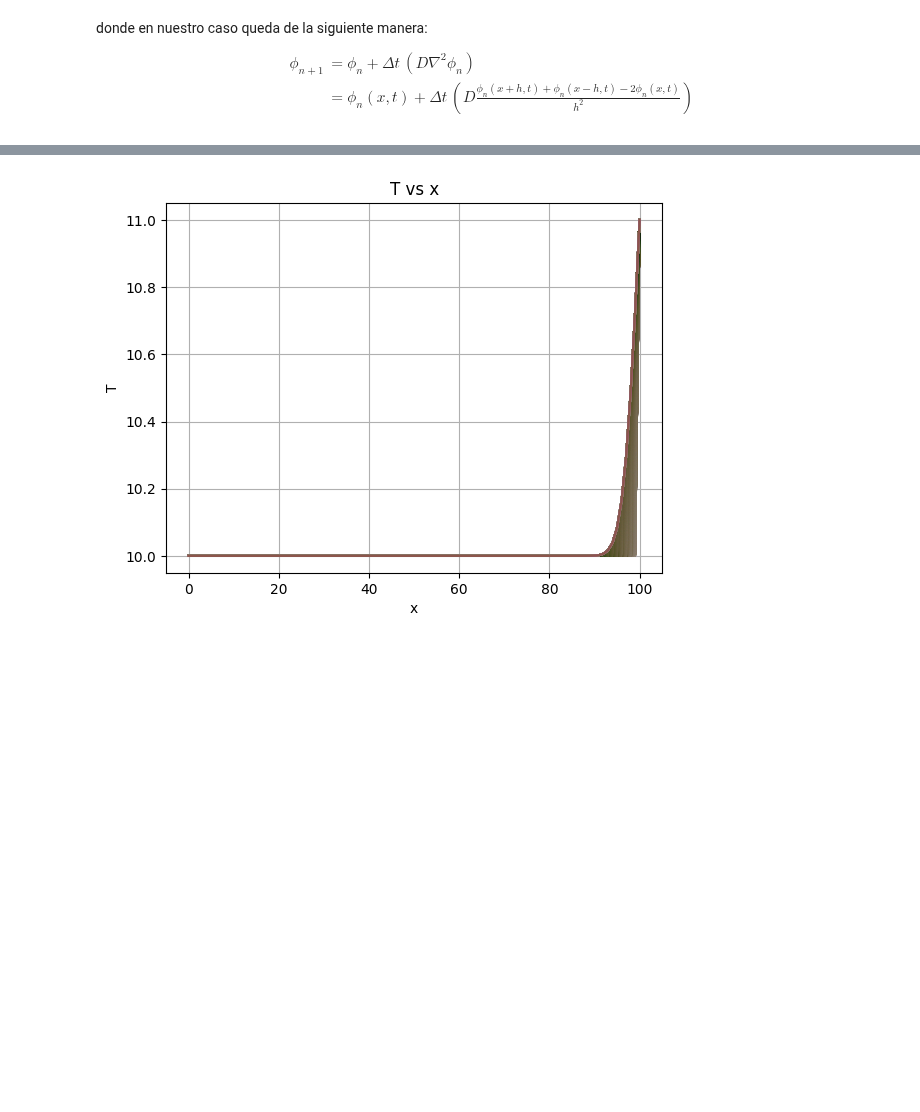
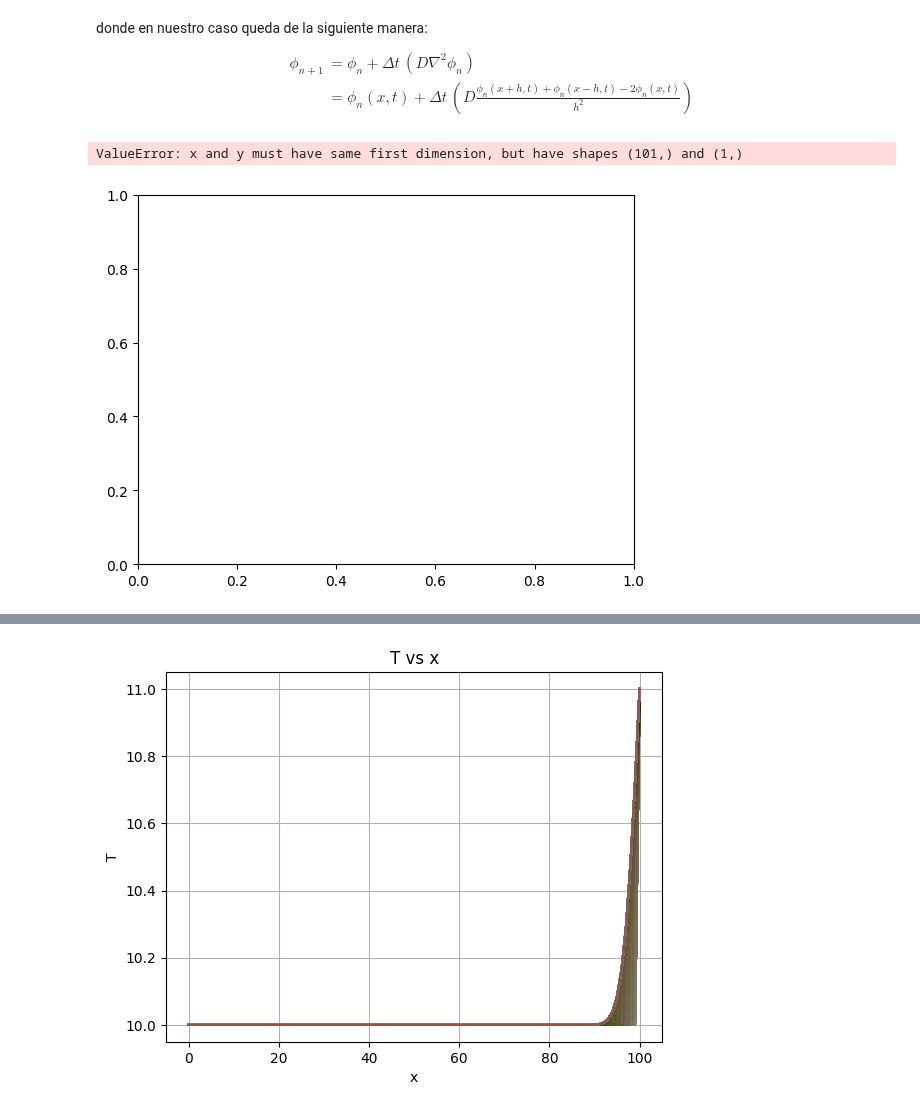
Before and after one commit to Alexi5omg/CLASE, a Jupyter notebook: Tareas/Práctica_6.ipynb, the cells around one changed output, grey strips where cells are left out. Saved outputs shown, nothing was run; the diff lists cells and outputs as text; code cells hidden in the pictures; blank space fills up the shorter version.

```diff
--- a/Tareas/Práctica_6.ipynb
+++ b/Tareas/Práctica_6.ipynb
@@ -135,4 +135,58 @@ $$\begin{align}
 \phi_{n+1} &= \phi_n + \Delta t\,(D\nabla^2\phi_n) \\
 &= \phi_n(x,t) + \Delta t\,(D \frac{\phi_n(x+h,t) + \phi_n(x-h,t) - 2\phi_n(x,t)}{h^2})
 \end{align}$$
+# %%
+L = 20
+D = 0.1*365 # Se hará por año en lugar de días para que no tarde mucho
+
+N = 100 # Número de separación espacial
+h = L/N
+dt = 0.0001
+
+# ESTABILIZAMOS EN 9 AÑOS
+for treal in range(9):
+  t = 0.0
+  tf = treal + h/1000 # Límite de tiempo para el método de Euler
+
+  T = np.zeros(N) # Para guardar las temperaturas
+  T[0] = 10 + 12*np.sin(2*np.pi*treal/1) # Condición de frontera superficie
+  T[N-1] = 11 # Condición de frontera profundidad
+  T[1:N-1] = 10 # Temperatura en el resto de la corteza
+  Tn = np.copy(T)
+
+  # Método de Euler
+  while t < tf:
+    for i in range(1,N-1): # No pasamos por el 0 ni por N ya que son
+                           # las condiciones de frontera y ahí el valor no cambia
+      Tn[i] = T[i] + (dt*D/(h**2))*(T[i+1]+T[i-1]-2*T[i])
+    T,Tn = Tn,T
+    t = t + h
+
+# YA ESTABILIZADO, HACEMOS 4 PERIODOS DE 3 MESES
+for treal in [9.25,9.5,9.75,10]:
+  t = 0.0
+  tf = treal + h/1000
+
+  while t < tf:
+    for i in range(1,N-1): # No pasamos por el 0 ni por N ya que son
+                           # las condiciones de frontera y ahí el valor no cambia
+      Tn[i] = T[i] + (dt*D/(h**2))*(T[i+1]+T[i-1]-2*T[i])
+    T,Tn = Tn,T
+    t = t + h
+
+# Esos N = 100 cachos los ponemos a un valor correspondiente entre y 20
+# para un mejor entendimiento de la gráfica
+I = np.linspace(0,20,101)
+pl.plot(I,T[0])
+# plt.plot(T,I)
+pl.title("T vs x")
+pl.xlabel("x")
+pl.ylabel("T")
+# plt.axhline(y = 0.0, xmin = 0.0, color = 'black')
+# plt.axvline(x = 0.0, ymin = 0.0, color = 'black')
+pl.grid()
+pl.legend()
+# %% [output]
+ValueError: x and y must have same first dimension, but have shapes (101,) and (1,)
+[figure, added]
 # %%
```
Also changed, not shown: parts of 1 cell of this notebook.
